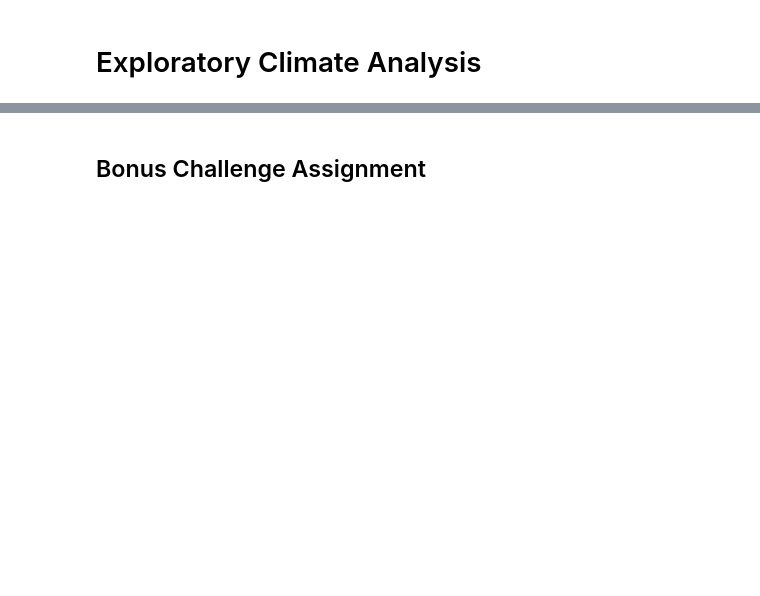
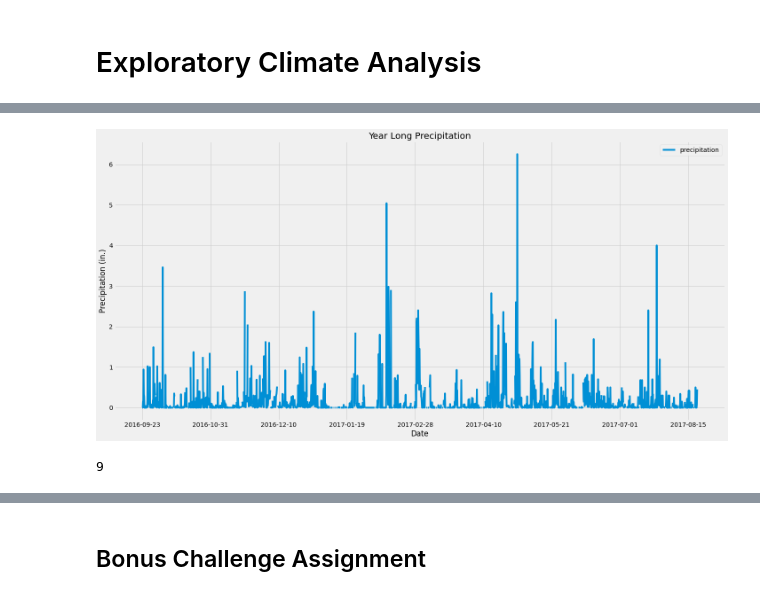
Before and after one commit to Apex8/SQLAlchemy-Surfs-Up, a Jupyter notebook: climate_starter.ipynb, the cells around one changed output, grey strips where cells are left out. Drawn from its saved outputs; the diff is of its cells as text; code cells hidden in the pictures; blank space fills up the shorter version.

```diff
--- a/climate_starter.ipynb
+++ b/climate_starter.ipynb
@@ -20,7 +20,9 @@ from sqlalchemy import create_engine, func
 engine = create_engine("sqlite:///Resources/hawaii.sqlite")
 # %%
 # reflect an existing database into a new model
+base = automap_base()
 
 # reflect the tables
+base.prepare(engine, reflect=True)
 # %%
 # We can view all of the classes that automap found
@@ -27,6 +32,9 @@ engine = create_engine("sqlite:///Resources/hawaii.sqlite")
 # %%
 # Save references to each table
+measurement = base.classes.measurement
+station = base.classes.station
 # %%
 # Create our session (link) from Python to the DB
+session = Session(engine)
 # %% [markdown]
 # Exploratory Climate Analysis
@@ -33,12 +47,17 @@ engine = create_engine("sqlite:///Resources/hawaii.sqlite")
 # %%
-# Design a query to retrieve the last 12 months of precipitation data and plot the results
-
-# Calculate the date 1 year ago from the last data point in the database
-
+# Design a query to retrieve the last 12 months of precipitation data and plot the results to calculate the date 1 year ago from the last data point in the database.
 # Perform a query to retrieve the data and precipitation scores
+precipitation_data = session.query(func.strftime("%Y-%m-%d", measurement.date), measurement.prcp).\
+    filter(func.strftime("%Y-%m-%d", measurement.date) >= dt.date(2016, 9, 23)).all()
 
 # Save the query results as a Pandas DataFrame and set the index to the date column
+precipitation_df = pd.DataFrame(precipitation_data, columns = ['date', 'precipitation'])
 
 # Sort the dataframe by date
+precipitation_df = precipitation_df.sort_values(by='date')
 
 # Use Pandas Plotting with Matplotlib to plot the data
+precipitation_df.set_index('date', inplace = True)
+
+# View the Dataframe
+precipitation_df.head()
@@ -47,5 +85,26 @@ engine = create_engine("sqlite:///Resources/hawaii.sqlite")
+# %%
+# Use Pandas Plotting with Matplotlib to plot the data
+fig, ax = plt.subplots(figsize = (20, 10))
+precipitation_df.plot(ax = ax, x_compat = True)
+
+#title and labels
+ax.set_xlabel('Date')
+ax.set_ylabel('Precipitation (in.)')
+ax.set_title("Year Long Precipitation")
+
+plt.savefig("Images/precipitation_15to16.png")
+
+#plot
+plt.tight_layout()
+plt.show()
+# %% [output]
+[figure, added]
 # %%
 # Design a query to show how many stations are available in this dataset?
+stations = session.query(station.id).distinct().count()
+stations
+# %% [output]
+9
 # %%
 # What are the most active stations? (i.e. what stations have the most rows)?
 # List the stations and the counts in descending order.
```
Also changed, not shown: parts of 11 cells of this notebook, 3 other files.
